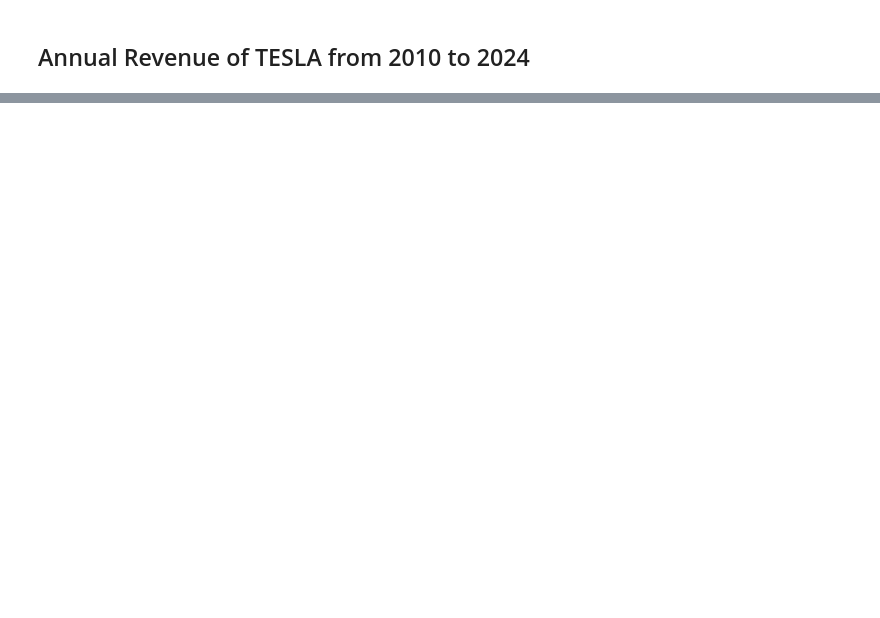
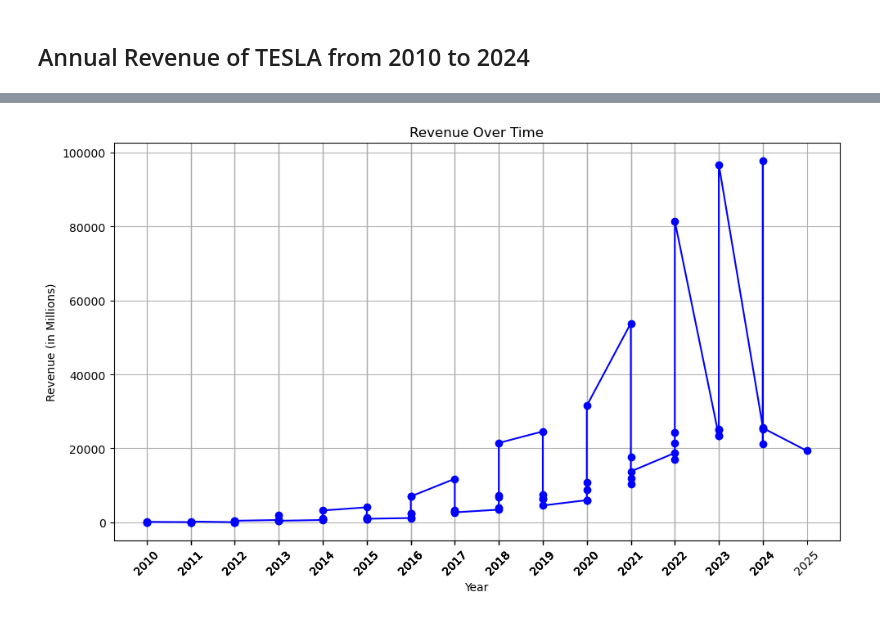
Before and after one commit to SolomonM-Kebede/Tesla-Revenue-and-Stock-data-Analysis, a Jupyter notebook: TeslaStock.ipynb, the cells around one changed output, grey strips where cells are left out. Saved outputs shown, nothing was run; the diff lists cells and outputs as text; code cells hidden in the pictures; blank space fills up the shorter version.

```diff
--- a/TeslaStock.ipynb
+++ b/TeslaStock.ipynb
@@ -360,0 +411,31 @@ fullYear_df.reset_index(drop=True)
+# %%
+tesla_qRevenue=df[df['quarter'] != "FY"]
+tesla_qRevenue = tesla_qRevenue.drop(columns=['calculated'])
+# Define standard rounding function
+def standard_round(x):
+    try:
+        return str(int(Decimal(str(x)).quantize(0, rounding=ROUND_HALF_UP)))
+    except:
+        return ''
+tesla_qRevenue['revenue_in_millions($)'] = tesla_qRevenue['revenue_in_millions($)'].apply(standard_round)
+tesla_qRevenue.reset_index(drop=True)
+tesla_qRevenue.to_csv("tesla_revenue_cleaned.csv",index=False)
+# %%
+tesla_qRevenue['year'] = df['year'].astype(int)
+tesla_qRevenue['revenue_in_millions($)'] = pd.to_numeric(df['revenue_in_millions($)'], errors='coerce')
+
+# Sort by year in case it's not sorted
+tesla_qRevenue = tesla_qRevenue.sort_values(by='year')
+
+# Plot line graph
+plt.figure(figsize=(10, 6))
+plt.plot(df['year'], df['revenue_in_millions($)'], marker='o', linestyle='-', color='blue')
+plt.title('Revenue Over Time')
+plt.xlabel('Year')
+plt.ylabel('Revenue (in Millions)')
+plt.grid(True)
+plt.xticks(df['year'], rotation=45)
+plt.tight_layout()
+plt.show()
+# %% [output]
+[figure, added]
```
Also changed, not shown: parts of 9 cells of this notebook, 4 other files.
